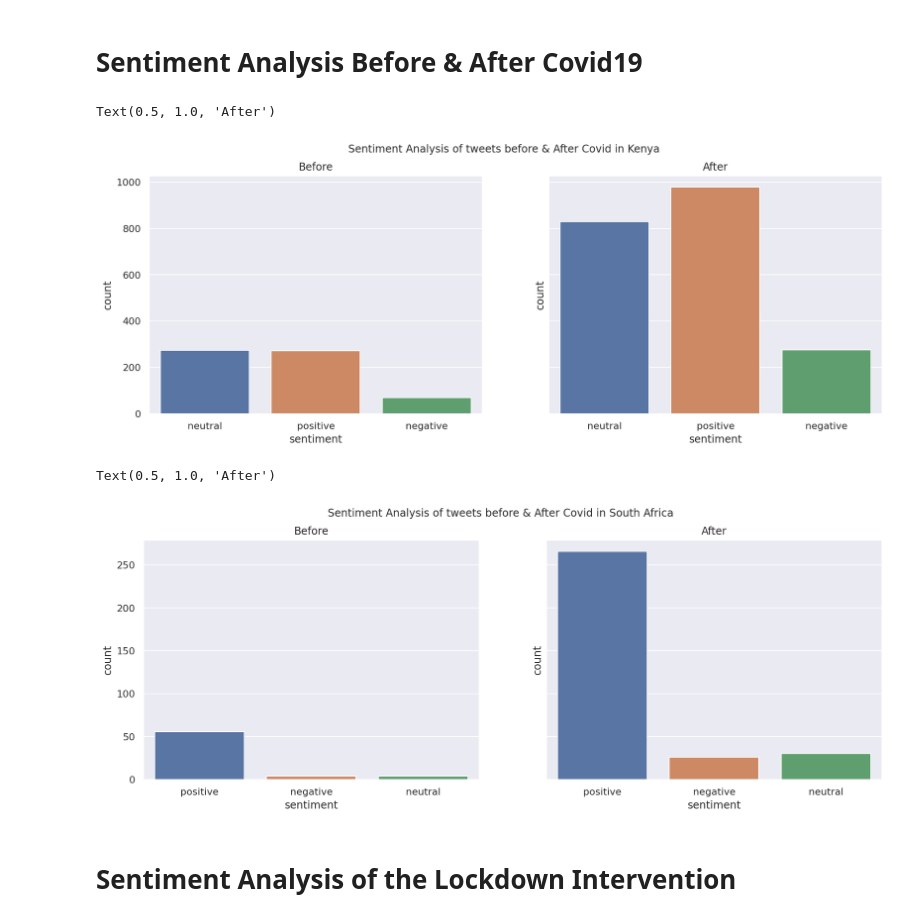
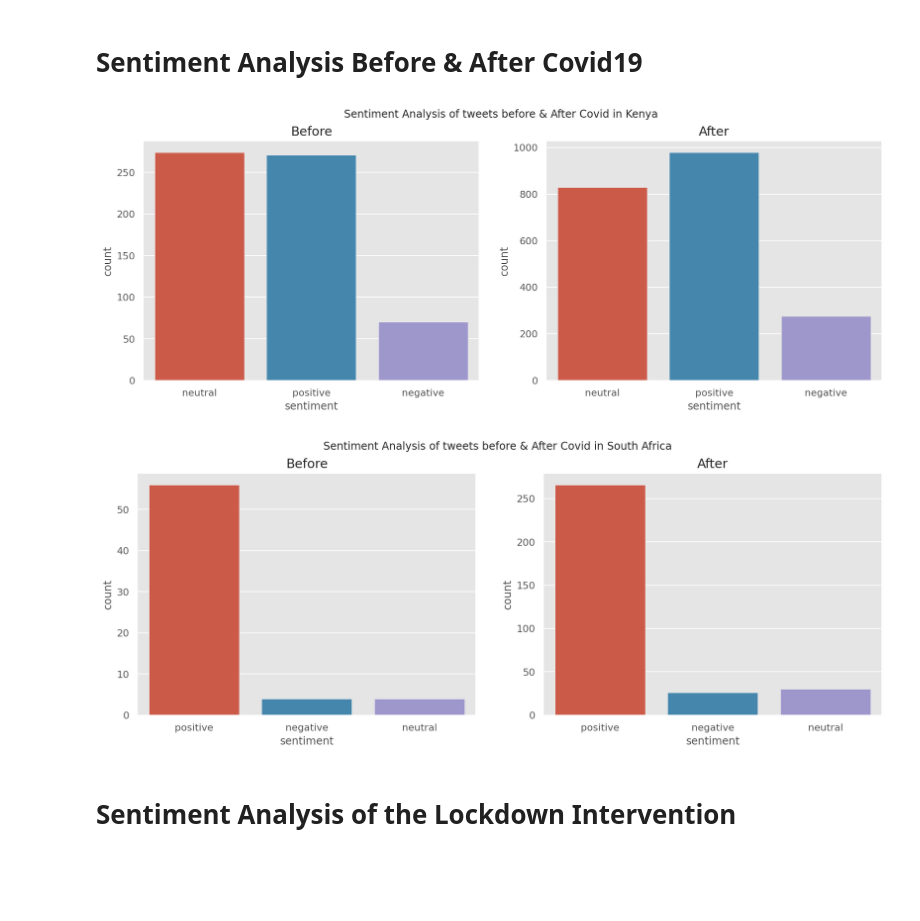
Before and after one commit to gtechzilla/twitter_food_quality, a Jupyter notebook: sentiment_analysis.ipynb, the cells around one changed output. Saved outputs shown, nothing was run; the diff lists cells and outputs as text; code cells hidden in the pictures; blank space fills up the shorter version.

```diff
--- a/sentiment_analysis.ipynb
+++ b/sentiment_analysis.ipynb
@@ -32,6 +32,8 @@ import matplotlib.pyplot as plt
 from IPython.display import set_matplotlib_formats
 
 set_matplotlib_formats('retina')
+
+plt.style.use('ggplot')
 # %% [output]
 [nltk_data] Downloading package punkt to /home/gerald/nltk_data...
 [nltk_data]   Package punkt is already up-to-date!
@@ -158,31 +160,33 @@ after_lockdown_SA = clean_tweets("after_lockdown_SA.csv","text")
 # %%
 data_b4_k = data_sentiment(before_kenya_clean,'text')
 data_after_k = data_sentiment(during_covid_KENYA,'text')
 
-fig, axes = plt.subplots(1, 2, figsize=(15, 5), sharey=True)
+fig, axes = plt.subplots(1, 2, figsize=(15, 5), sharex=True)
 fig.suptitle('Sentiment Analysis of tweets before & After Covid in Kenya')
 
 sns.countplot(ax=axes[0],data = data_b4_k,x= 'sentiment')
 axes[0].set_title("Before")
 sns.countplot(ax=axes[1],data = data_after_k,x= 'sentiment')
 axes[1].set_title("After")
+
+fig.savefig('covid_kenya.png')
 # %% [output]
-Text(0.5, 1.0, 'After')
-[figure, old version]
+[figure, new version]
 # %%
 data_b4_SA = data_sentiment(before_SA_clean,'text')
 data_after_SA = data_sentiment(during_covid_SA,'text')
 
-fig, axes = plt.subplots(1, 2, figsize=(15, 5), sharey=True)
+fig, axes = plt.subplots(1, 2, figsize=(15, 5), sharex=True)
 fig.suptitle('Sentiment Analysis of tweets before & After Covid in South Africa')
 
 sns.countplot(ax=axes[0],data = data_b4_SA,x= 'sentiment')
 axes[0].set_title("Before")
 sns.countplot(ax=axes[1],data = data_after_SA,x= 'sentiment')
 axes[1].set_title("After")
+
+fig.savefig('covid_SA.png')
 # %% [output]
-Text(0.5, 1.0, 'After')
-[figure, old version]
+[figure, new version]
 # %% [markdown]
 # Sentiment Analysis of the Lockdown Intervention
 # %%
```
Also changed, not shown: parts of 3 cells of this notebook.
